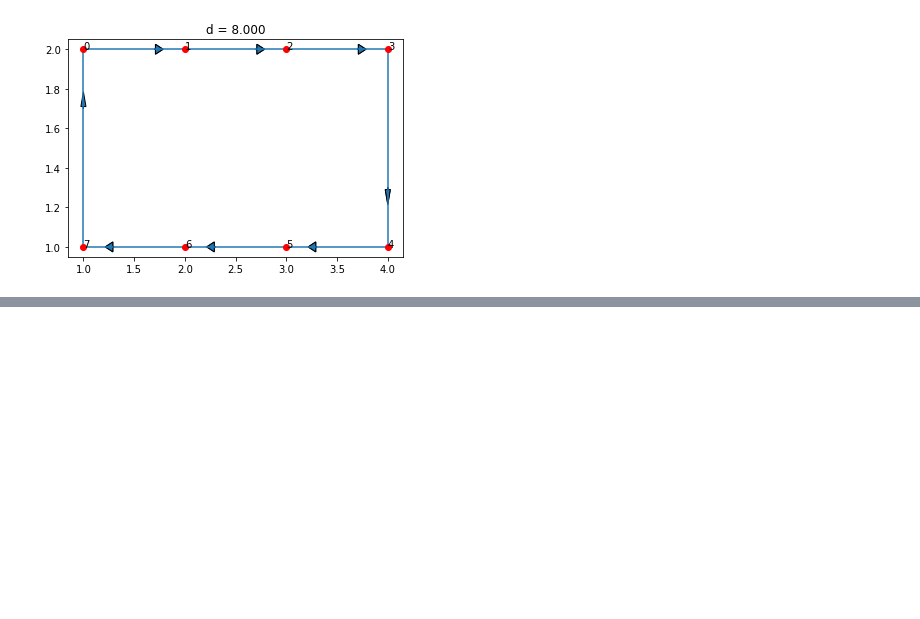
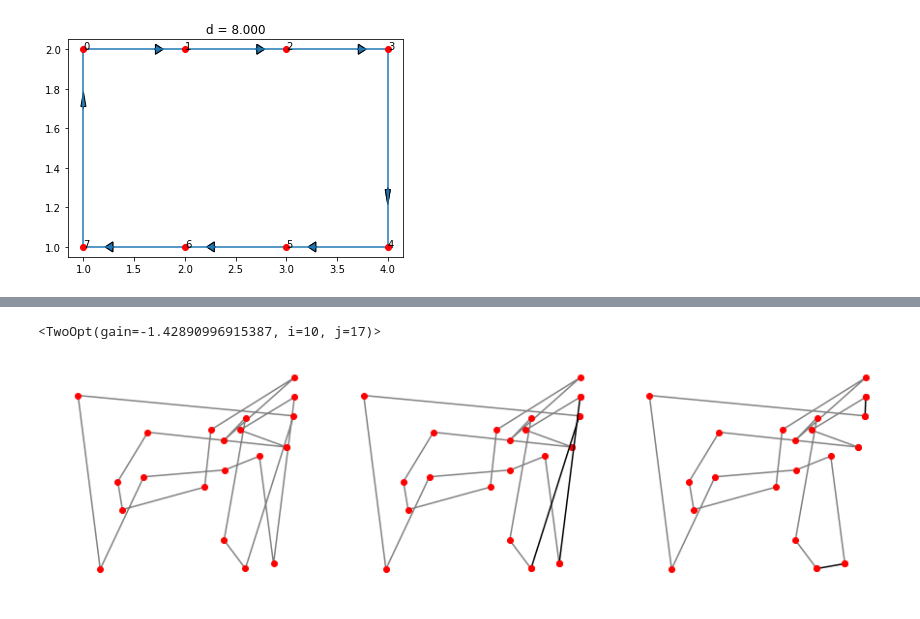
Before and after one commit to jvkersch/notebooks, a Jupyter notebook: 2-opt.ipynb, the cells around one changed output, grey strips where cells are left out. Cells and saved outputs as stored; diff of their text form; code cells hidden in the pictures; blank space fills up the shorter version.

```diff
--- a/2-opt.ipynb
+++ b/2-opt.ipynb
@@ -133,0 +217,5 @@ t.plot()
+# %%
+def plot_tour(ax, tour):
+    xs = np.hstack((tour.xs, tour.xs[0]))
+    ys = np.hstack((tour.ys, tour.ys[0]))
+    plot_edges(ax, xs, ys, color="gray")
@@ -133,0 +264,19 @@ t.plot()
+# %%
+def plot_before_after(axes, tour, opt):
+    plot_tour(axes[0], tour)
+    plot_two_opt_before(axes[1], tour, opt)
+    plot_two_opt_after(axes[2], tour, opt)
+# %%
+tour = Tour(xs, ys, dist)
+# %%
+opt = get_best_two_opt(tour)
+print(opt)
+
+if opt.gain < 0:
+    fig, axes = plt.subplots(ncols=3, figsize=(15, 4))
+    plot_before_after(axes, tour, opt)
+
+    opt.apply()
+# %% [output]
+<TwoOpt(gain=-1.42890996915387, i=10, j=17)>
+[figure, added]
```
Also changed, not shown: parts of 37 cells of this notebook.
